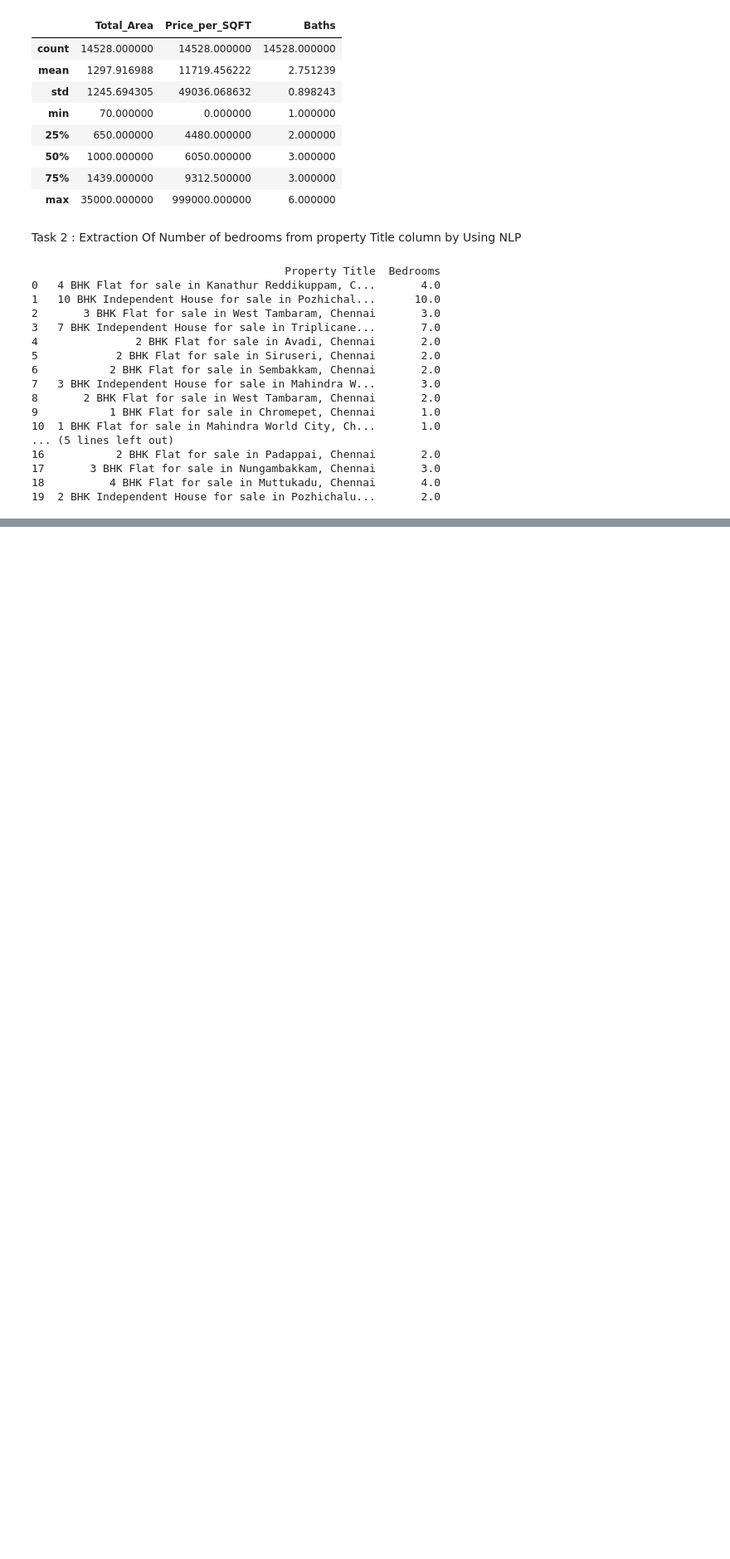
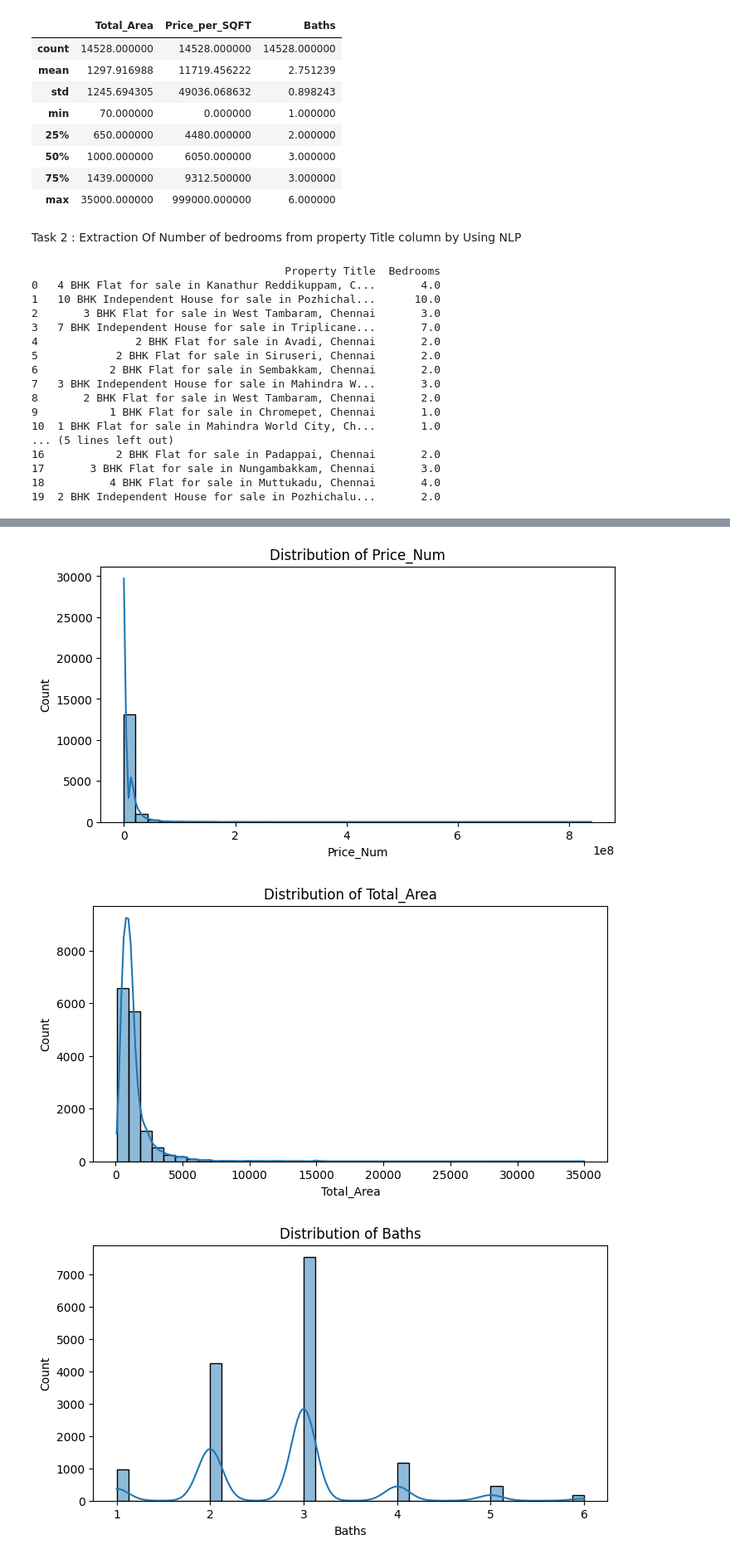
Before and after one commit to AabidMK/RealtyAI_Infosys_Internship_Aug2025, a Jupyter notebook: House Price prediction model.ipynb, the cells around one changed output, grey strips where cells are left out. Shown: that part at 83% size. Drawn from its saved outputs; the diff is of its cells as text; code cells hidden in the pictures; blank space fills up the shorter version.

```diff
--- a/House Price prediction model.ipynb
+++ b/House Price prediction model.ipynb
@@ -149,0 +158,21 @@ print(df[["Property Title", "Bedrooms"]].head(20))
+# %%
+def convert_price(price_str):
+    price_str = str(price_str).replace(",", "").strip()
+
+    match = re.match(r'₹?([\d\.]+)\s*(Lakh|Cr)?', price_str, re.IGNORECASE)
+
+    if match:
+        value = float(match.group(1))
+        unit = match.group(2)
+
+        if unit:
+            if unit.lower() == "lakh":
+                return value * 1e5   # 1 Lakh = 100,000
+            elif unit.lower() == "cr":
+                return value * 1e7   # 1 Cr = 10,000,000
+        return value
+    return None
+# %%
+df["Price_Num"] = df["Price"].apply(convert_price)
+# %%
+df["Balcony_Flag"] = df["Balcony"].apply(lambda x: 0 if str(x).lower().strip() in ["no", "no balcony", "-", "na"] else 1)
@@ -149,0 +181,18 @@ print(df[["Property Title", "Bedrooms"]].head(20))
+# %%
+num_cols = ["Price_Num", "Total_Area", "Baths", "Balcony_Flag", "Bedrooms"]
+
+for col in num_cols:
+    plt.figure(figsize=(8,4))
+    sns.histplot(df[col].dropna(), bins=40, kde=True)
+    plt.title(f"Distribution of {col}")
+    plt.show()
+
+# Log transformation for skewed features
+plt.figure(figsize=(8,4))
+sns.histplot(np.log1p(df["Price_Num"].dropna()), bins=40, kde=True, color="skyblue")
+plt.title("Log Distribution of Price")
+plt.show()
+# %% [output]
+[figure, added]
+[figure, added]
+[figure, added]
```
Also changed, not shown: parts of 10 cells of this notebook.
